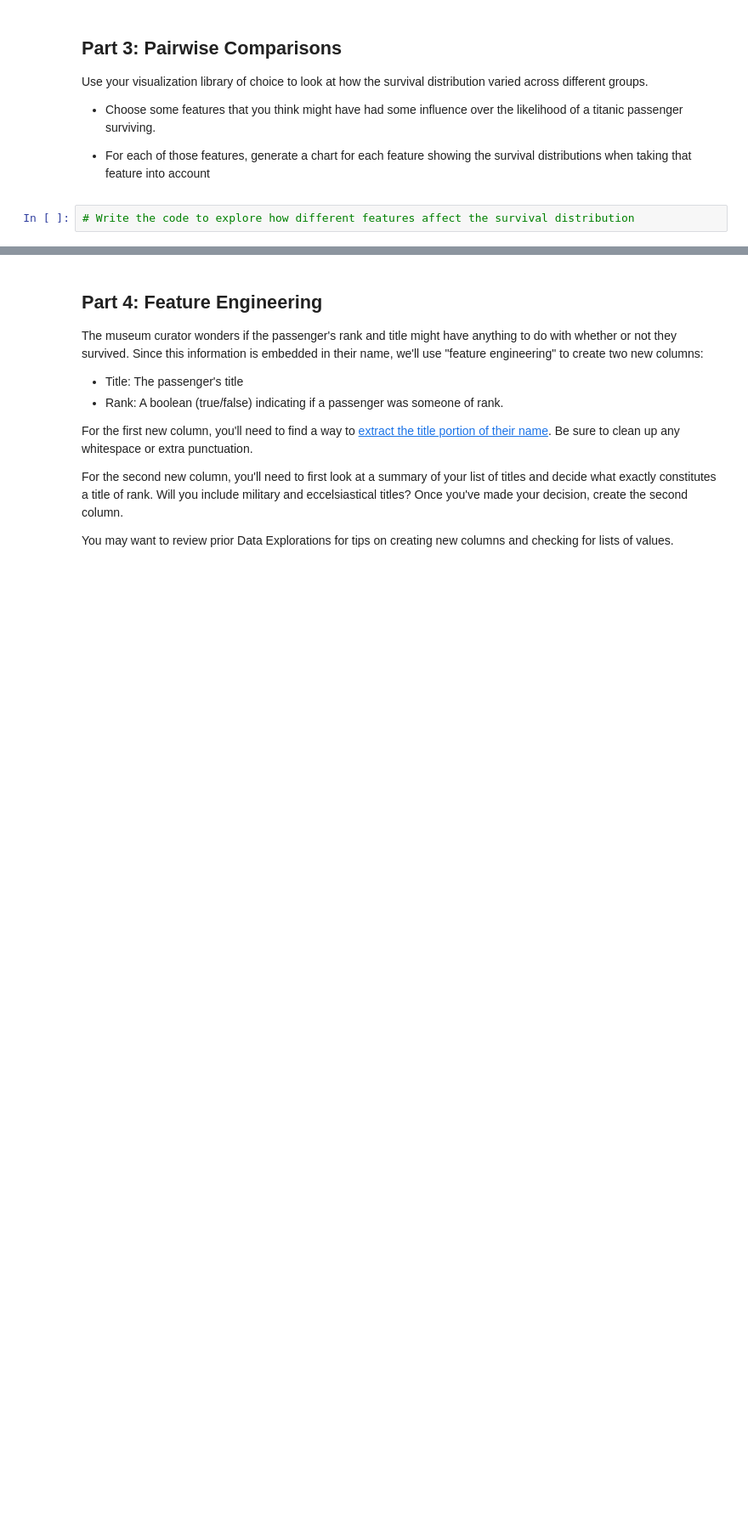
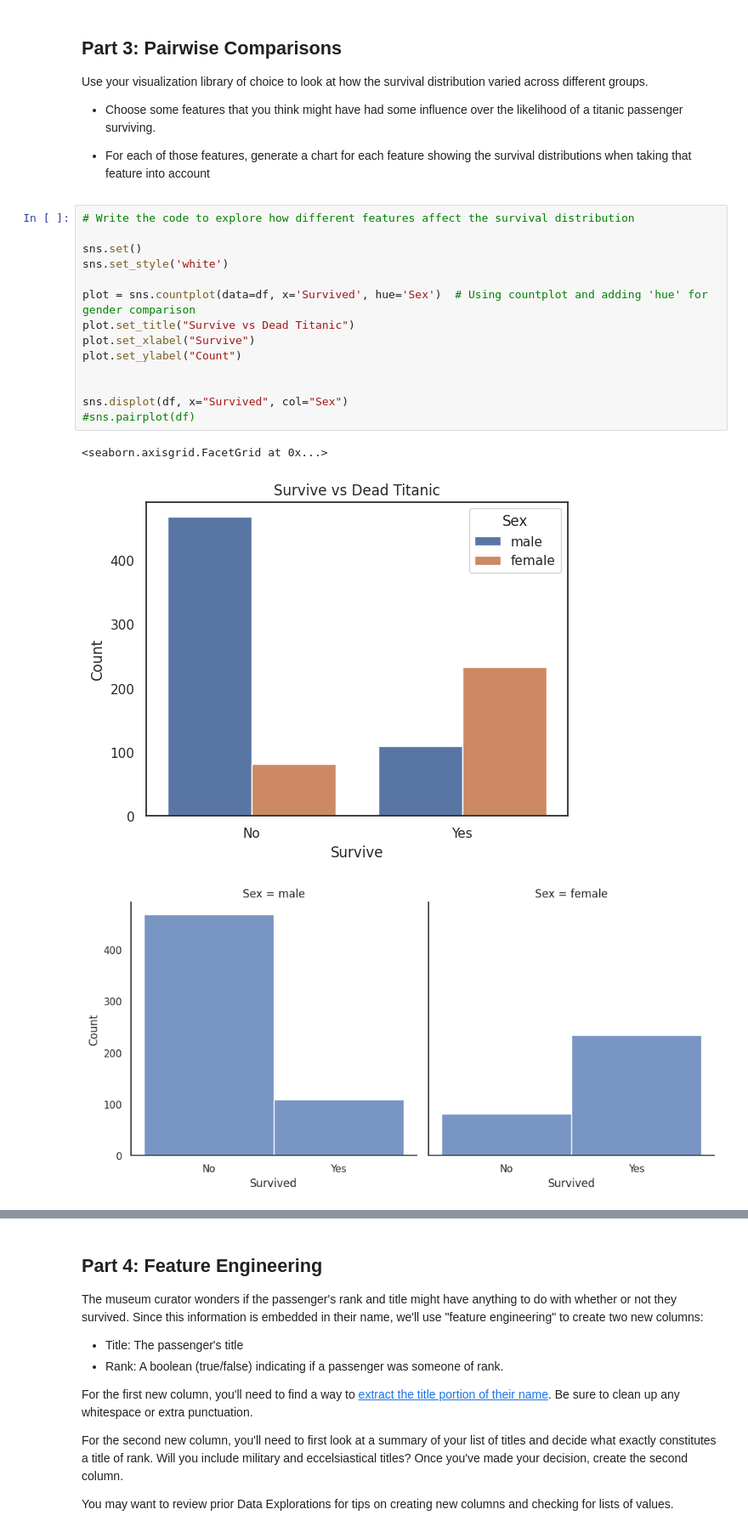
Before and after one commit to josegabrielguerrero26/CSE450-machinelearning, a Jupyter notebook: notebooks/Exploration_03.ipynb, the cells around one changed output, grey strips where cells are left out. Shown at 85% size. Cells and saved outputs as stored; diff of their text form; blank space fills up the shorter version.

```diff
--- a/notebooks/Exploration_03.ipynb
+++ b/notebooks/Exploration_03.ipynb
@@ -99,5 +137,21 @@ Use your visualization library of choice to look at how the survival distributio
 - Choose some features that you think might have had some influence over the likelihood of a titanic passenger surviving.
 
 - For each of those features, generate a chart for each feature showing the survival distributions when taking that feature into account
-# %%
-# Write the code to explore how different features affect the survival distribution
+# %%
+# Write the code to explore how different features affect the survival distribution
+
+sns.set()
+sns.set_style('white')
+
+plot = sns.countplot(data=df, x='Survived', hue='Sex')  # Using countplot and adding 'hue' for gender comparison
+plot.set_title("Survive vs Dead Titanic")
+plot.set_xlabel("Survive")
+plot.set_ylabel("Count")
+
+
+sns.displot(df, x="Survived", col="Sex")
+#sns.pairplot(df)
+# %% [output]
+<seaborn.axisgrid.FacetGrid at 0x...>
+[figure, added]
+[figure, added]
```
Also changed, not shown: parts of 13 cells of this notebook.
